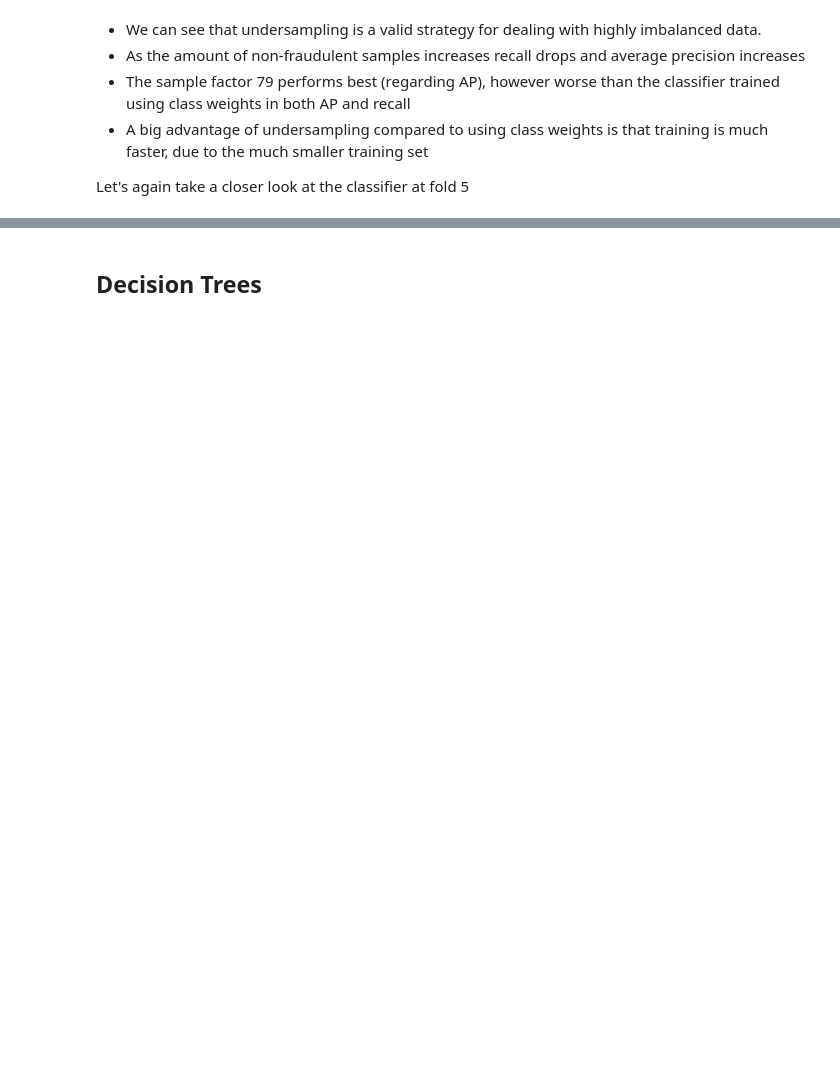
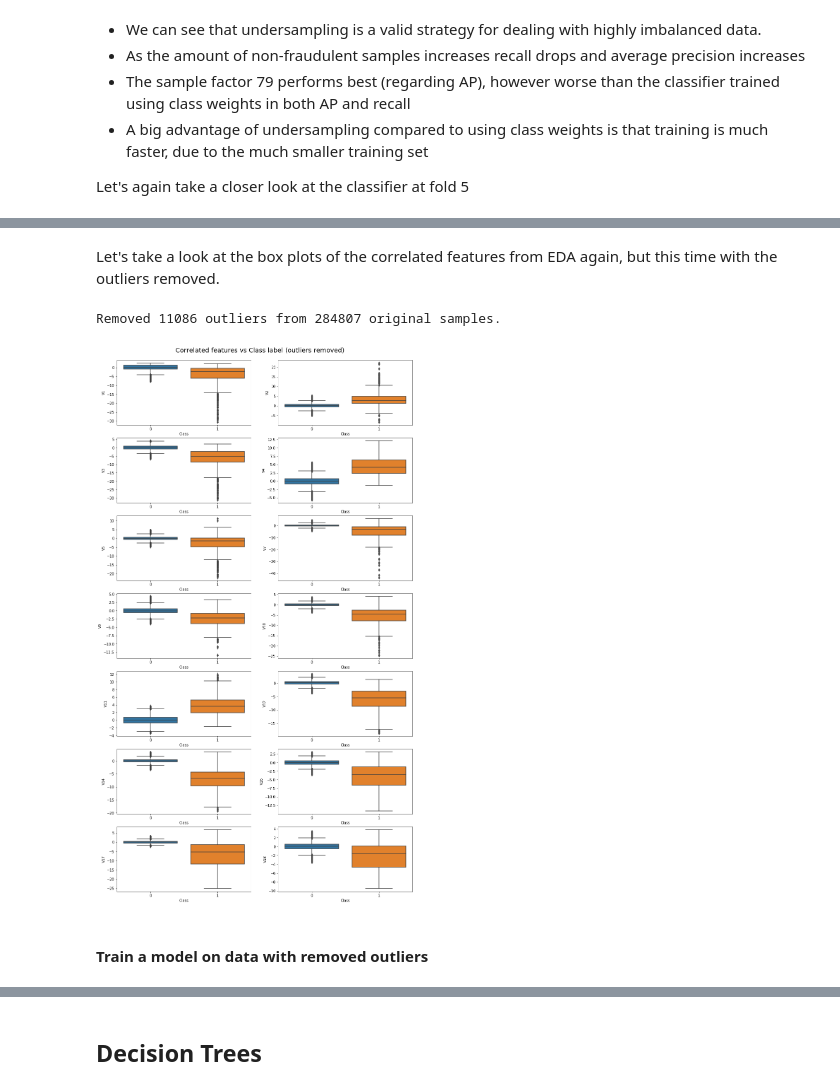
Before and after one commit to nmaager/Credit-Card-Fraud-Detection, a Jupyter notebook: Models.ipynb, the cells around one changed output, grey strips where cells are left out. Saved outputs shown, nothing was run; the diff lists cells and outputs as text; code cells hidden in the pictures; blank space fills up the shorter version.

```diff
--- a/Models.ipynb
+++ b/Models.ipynb
@@ -316,0 +334,47 @@ weighted avg       1.00      1.00      1.00     56961
+# %%
+corr_features = ["V1", "V2", "V3",  "V4",  "V5",  "V7",  "V9", "V10",  "V11", "V12", "V14", "V16", "V17", "V18"]
+def outlier_removal(X, y=None, cols=corr_features, label_col="Class", iqr_factor=1.5, verbose=False):
+
+    if y is not None:
+        non_frauds = X[cols].loc[y==0]
+    else:
+        non_frauds = X[cols].loc[X[label_col]==0]
+
+    q25 = non_frauds.quantile(0.25)
+    q75 = non_frauds.quantile(0.75)
+
+    iqr = q75 - q25
+    cut_off = iqr*iqr_factor
+
+    lower_cut_off = q25 - cut_off
+    upper_cut_off = q75 + cut_off
+
+    outlier_values = (non_frauds < lower_cut_off)|(non_frauds > upper_cut_off) # this is a data frame filled with True/False
+    outlier_rows = outlier_values.any(axis=1) # series filled with bools indicating outliers
+
+    outlier_ids = non_frauds[outlier_rows].index
+
+    if verbose:
+        print(f"Removed {len(outlier_ids)} outliers from {len(X)} original samples.")
+
+    if y is not None:
+        return X.drop(index=outlier_ids), y.drop(index=outlier_ids)
+
+    else:
+        return X.drop(index=outlier_ids)
+# %% [markdown]
+Let's take a look at the box plots of the correlated features from EDA again, but this time with the outliers removed.
+# %%
+cleaned_df = outlier_removal(df, cols=corr_features, verbose=True, iqr_factor=3)
+f, axs = plt.subplots(nrows=7, ncols=2, figsize=(15,25))
+for ax,feat in zip(axs.reshape(-1),corr_features):
+    sns.boxplot(x=cleaned_df.Class, y=df[feat], ax=ax)
+    #ax.set_title(feat)
+f.suptitle("Correlated features vs Class label (outliers removed)", fontsize=18)
+plt.subplots_adjust(top=0.96)
+plt.show()
+# %% [output]
+Removed 11086 outliers from 284807 original samples.
+[figure, added]
+# %% [markdown]
+#### Train a model on data with removed outliers
```
Also changed, not shown: parts of 20 cells of this notebook, 1 other file.
